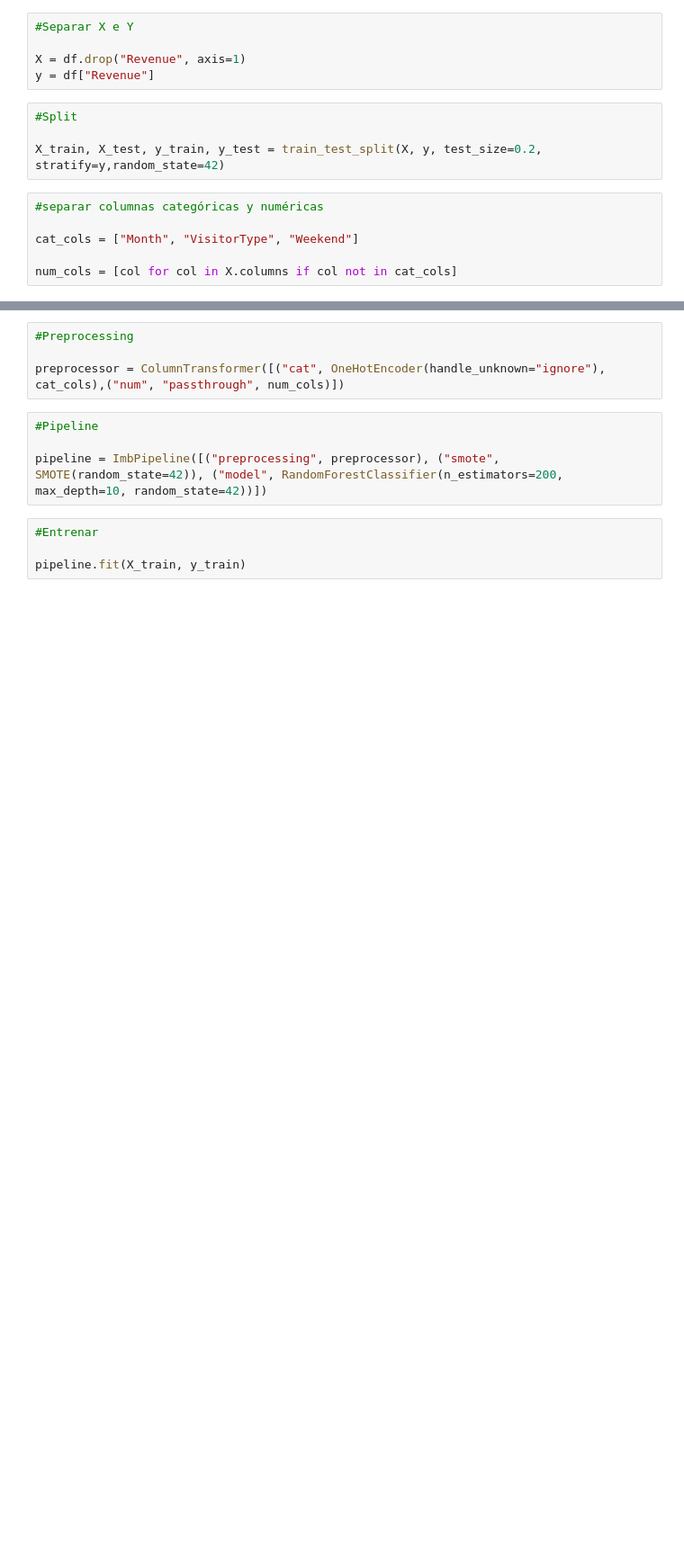
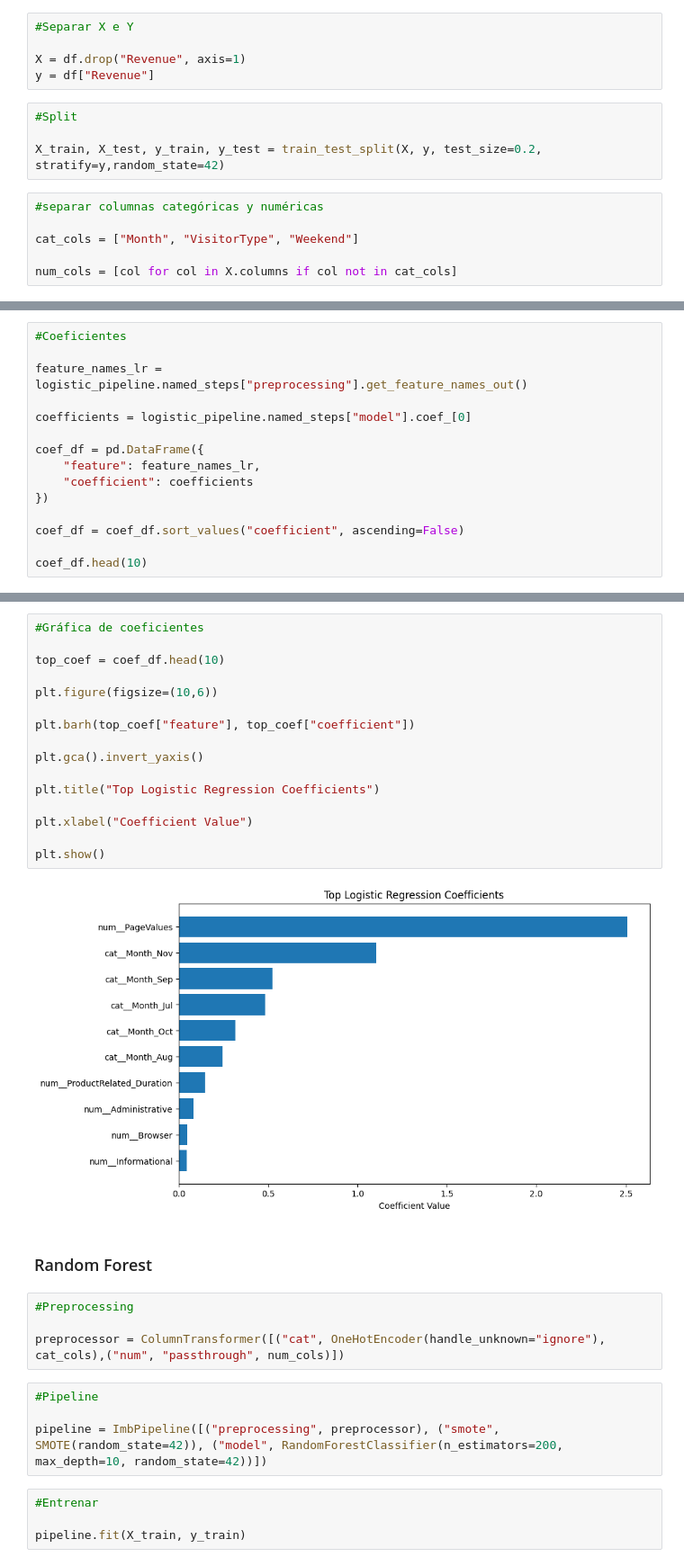
Before and after one commit to danilaviaart-lgtm/business_revenue, a Jupyter notebook: Notebooks/purchase_prediction_model.ipynb, the cells around one changed output, grey strips where cells are left out. Shown at 90% size. Saved outputs shown, nothing was run; the diff lists cells and outputs as text; blank space fills up the shorter version.

```diff
--- a/Notebooks/purchase_prediction_model.ipynb
+++ b/Notebooks/purchase_prediction_model.ipynb
@@ -125,0 +226,15 @@ num_cols = [col for col in X.columns if col not in cat_cols]
+# %%
+#Coeficientes
+
+feature_names_lr = logistic_pipeline.named_steps["preprocessing"].get_feature_names_out()
+
+coefficients = logistic_pipeline.named_steps["model"].coef_[0]
+
+coef_df = pd.DataFrame({
+    "feature": feature_names_lr,
+    "coefficient": coefficients
+})
+
+coef_df = coef_df.sort_values("coefficient", ascending=False)
+
+coef_df.head(10)
@@ -126,3 +253,23 @@ num_cols = [col for col in X.columns if col not in cat_cols]
+# %%
+#Gráfica de coeficientes
+
+top_coef = coef_df.head(10)
+
+plt.figure(figsize=(10,6))
+
+plt.barh(top_coef["feature"], top_coef["coefficient"])
+
+plt.gca().invert_yaxis()
+
+plt.title("Top Logistic Regression Coefficients")
+
+plt.xlabel("Coefficient Value")
+
+plt.show()
+# %% [output]
+[figure, added]
+# %% [markdown]
+### Random Forest
 # %%
 #Preprocessing
 
```
Also changed, not shown: parts of 21 cells of this notebook.
